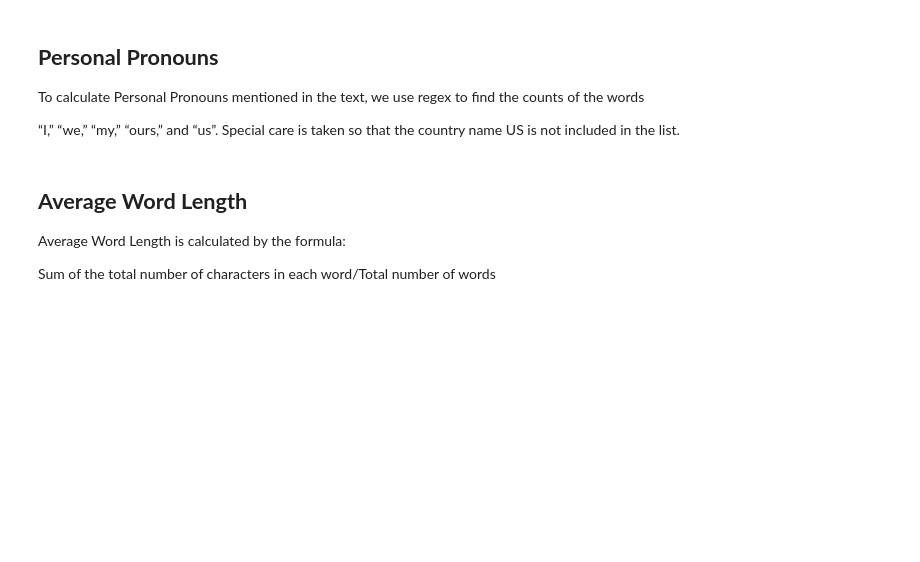
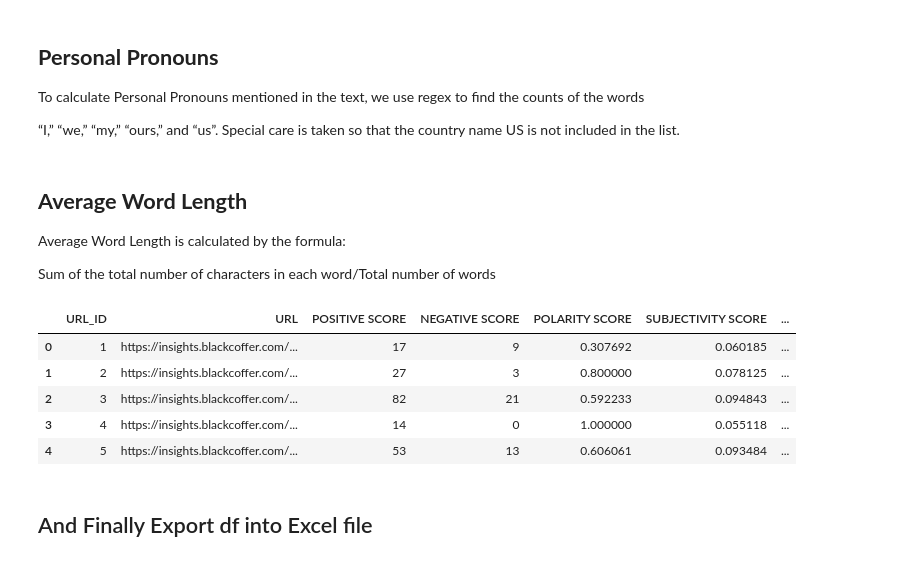
Before and after one commit to IfrazQazi/Web-Scraping-and-Sentiment-Analysis-, a Jupyter notebook: Web_scraping_and_sentiment_analysis.ipynb, the cells around one changed output. Saved outputs shown, nothing was run; the diff lists cells and outputs as text; code cells hidden in the pictures; blank space fills up the shorter version.

```diff
--- a/Web_scraping_and_sentiment_analysis.ipynb
+++ b/Web_scraping_and_sentiment_analysis.ipynb
@@ -480,3 +480,21 @@ for i in range(1,len(text)+1):
     avg_word_len = len((globals()['pra%s' % i]).replace(' ',''))/df['WORD COUNT']
 # %%
 df['AVG WORD LENGTH']=avg_word_len
+# %%
+df.drop('sentence_count',axis=1,inplace=True) ## Droping  colunm
+# %%
+df = df.reindex(columns=['URL_ID', 'URL','POSITIVE SCORE', 'NEGATIVE SCORE','POLARITY SCORE',     ## redindex columns
+                         'SUBJECTIVITY SCORE','AVG SENTENCE LENGTH','PERCENTAGE OF COMPLEX WORDS','FOG INDEX',
+                         'AVG NUMBER OF WORDS PER SENTENCE','COMPLEX WORD COUNT','WORD COUNT','SYLLABLE PER WORD',   ##
+                         'PERSONAL PRONOUNS', 'AVG WORD LENGTH'])
+
+df.head()
+# %% [output]
+|  | URL_ID | URL | POSITIVE SCORE | NEGATIVE SCORE | POLARITY SCORE | SUBJECTIVITY SCORE | ... |
+| 0 | 1 | https://insights.blackcoffer.com/... | 17 | 9 | 0.307692 | 0.060185 | ... |
+| 1 | 2 | https://insights.blackcoffer.com/... | 27 | 3 | 0.800000 | 0.078125 | ... |
+| 2 | 3 | https://insights.blackcoffer.com/... | 82 | 21 | 0.592233 | 0.094843 | ... |
+| 3 | 4 | https://insights.blackcoffer.com/... | 14 | 0 | 1.000000 | 0.055118 | ... |
+| 4 | 5 | https://insights.blackcoffer.com/... | 53 | 13 | 0.606061 | 0.093484 | ... |
+# %% [markdown]
+## And Finally Export df into Excel file
```
Also changed, not shown: parts of 1 cell of this notebook.
